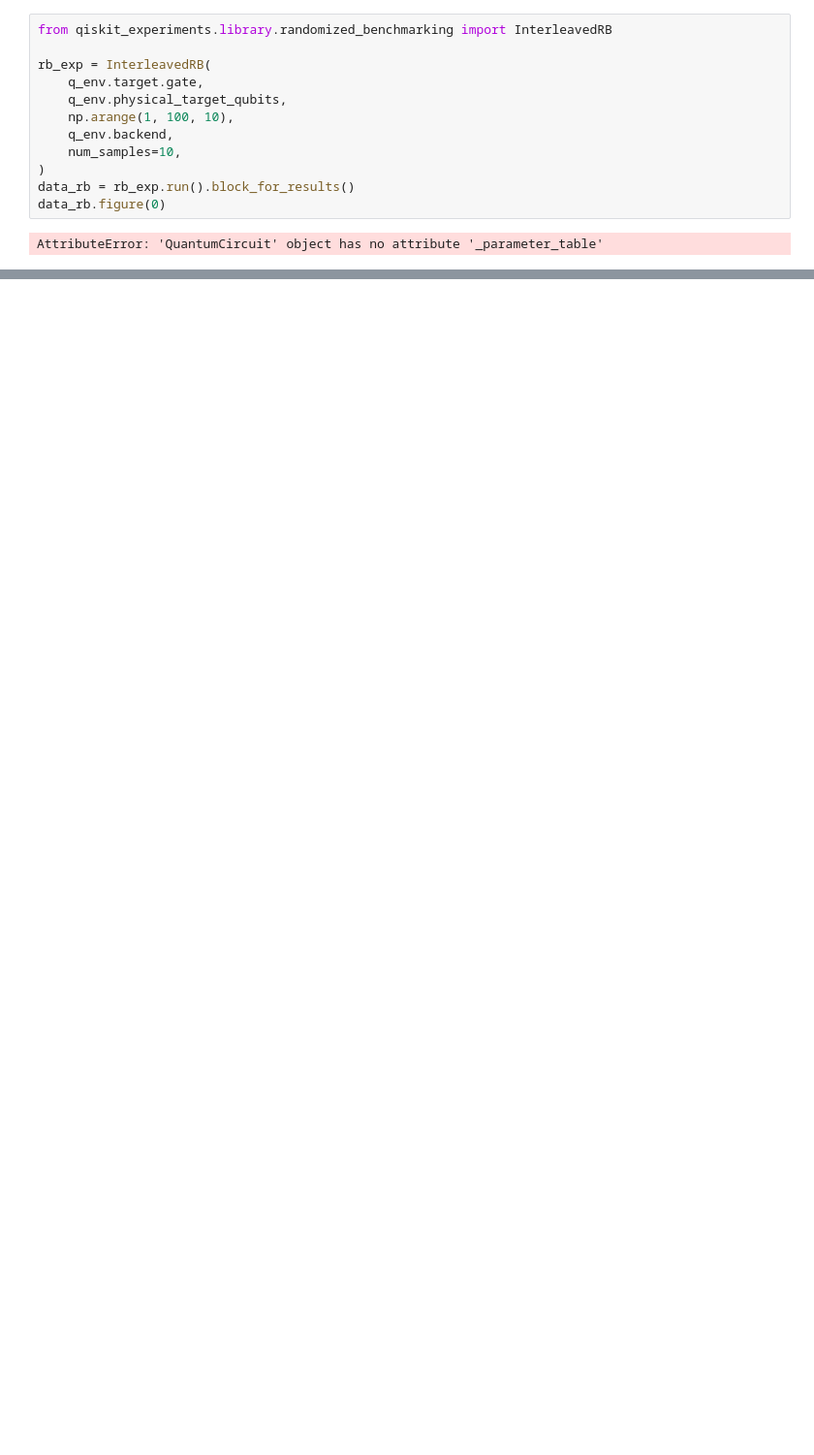
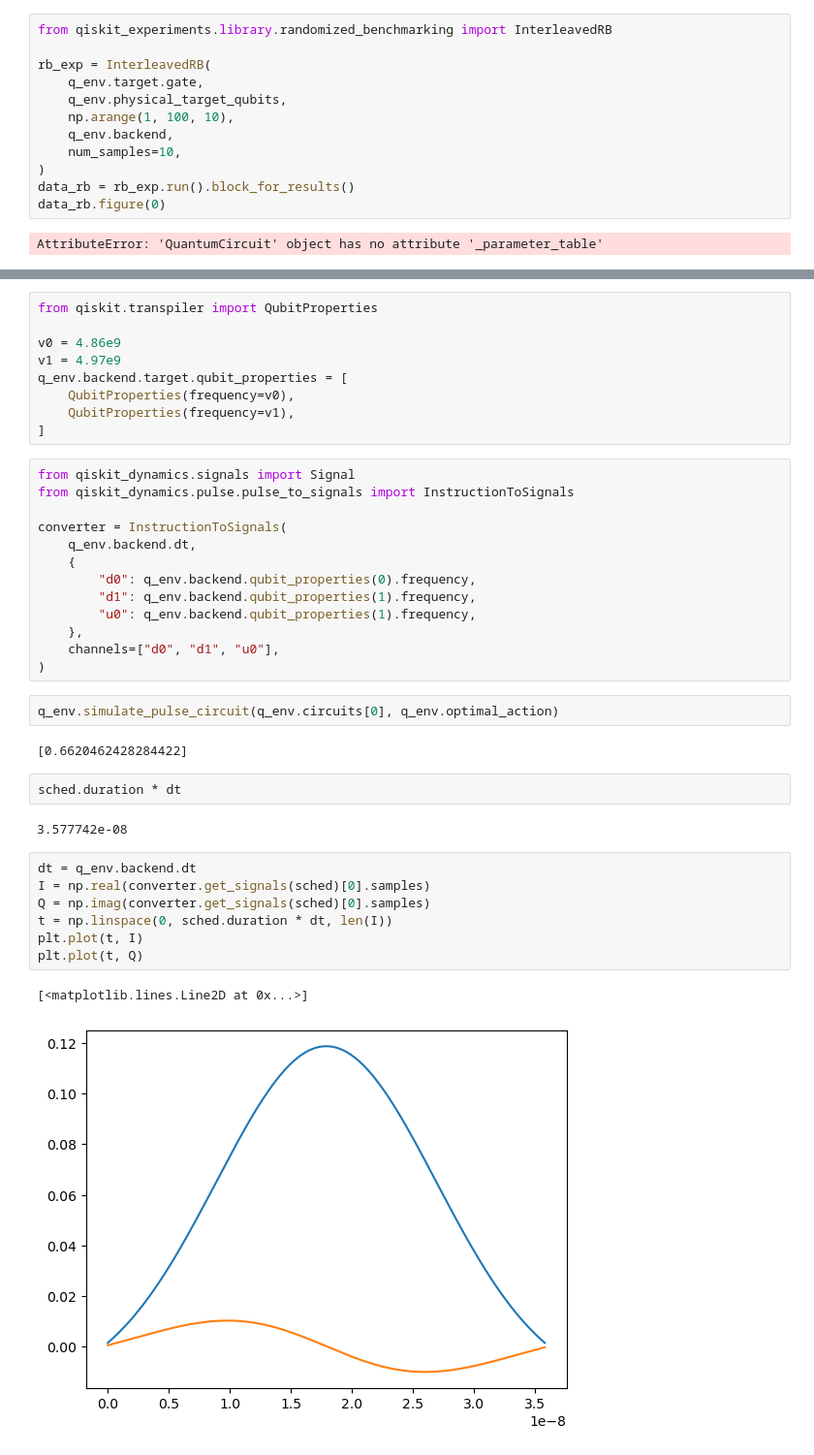
Before and after one commit to arthurostrauss/Quantum_Optimal_Control, a Jupyter notebook: pulse_level/qiskit_pulse/ecr_calibration/ecr_calibration.ipynb, the cells around one changed output, grey strips where cells are left out. Shown at 97% size. Drawn from its saved outputs; the diff is of its cells as text; blank space fills up the shorter version.

```diff
--- a/pulse_level/qiskit_pulse/ecr_calibration/ecr_calibration.ipynb
+++ b/pulse_level/qiskit_pulse/ecr_calibration/ecr_calibration.ipynb
@@ -466,0 +475,40 @@ AttributeError: 'QuantumCircuit' object has no attribute '_parameter_table'
+# %%
+from qiskit.transpiler import QubitProperties
+
+v0 = 4.86e9
+v1 = 4.97e9
+q_env.backend.target.qubit_properties = [
+    QubitProperties(frequency=v0),
+    QubitProperties(frequency=v1),
+]
+# %%
+from qiskit_dynamics.signals import Signal
+from qiskit_dynamics.pulse.pulse_to_signals import InstructionToSignals
+
+converter = InstructionToSignals(
+    q_env.backend.dt,
+    {
+        "d0": q_env.backend.qubit_properties(0).frequency,
+        "d1": q_env.backend.qubit_properties(1).frequency,
+        "u0": q_env.backend.qubit_properties(1).frequency,
+    },
+    channels=["d0", "d1", "u0"],
+)
+# %%
+q_env.simulate_pulse_circuit(q_env.circuits[0], q_env.optimal_action)
+# %% [output]
+[0.6620462428284422]
+# %%
+sched.duration * dt
+# %% [output]
+3.577742e-08
+# %%
+dt = q_env.backend.dt
+I = np.real(converter.get_signals(sched)[0].samples)
+Q = np.imag(converter.get_signals(sched)[0].samples)
+t = np.linspace(0, sched.duration * dt, len(I))
+plt.plot(t, I)
+plt.plot(t, Q)
+# %% [output]
+[<matplotlib.lines.Line2D at 0x...>]
+[figure, added]
```
Also changed, not shown: parts of 16 cells of this notebook, 2 other files.
